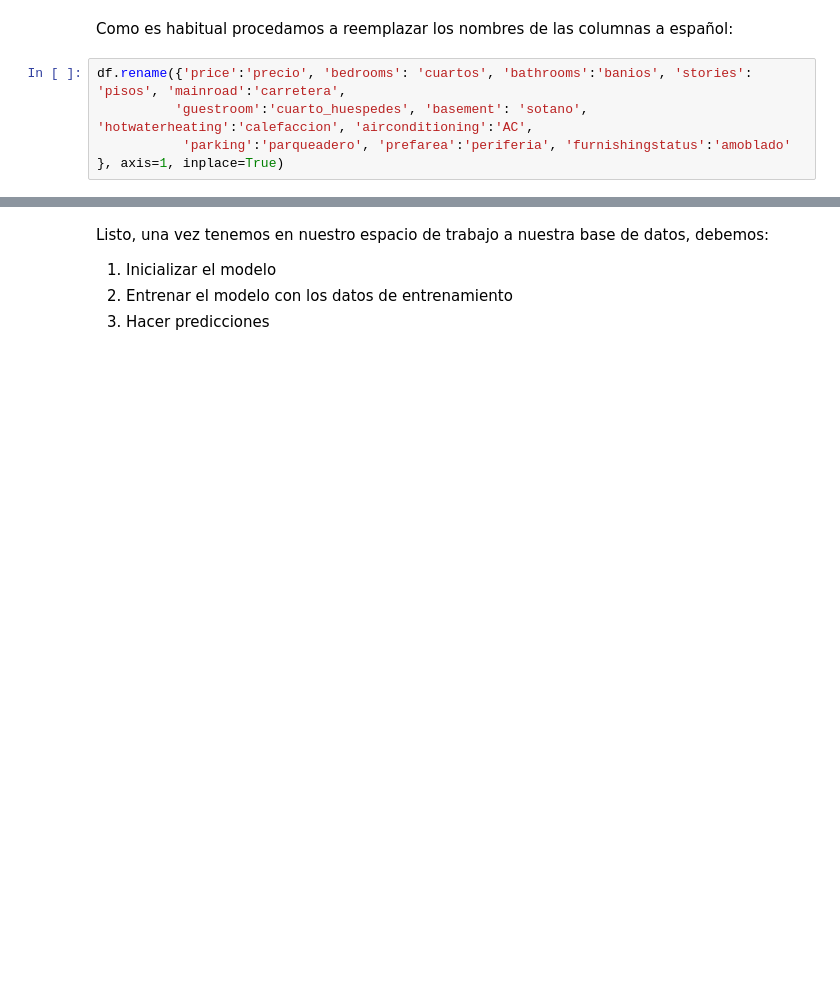
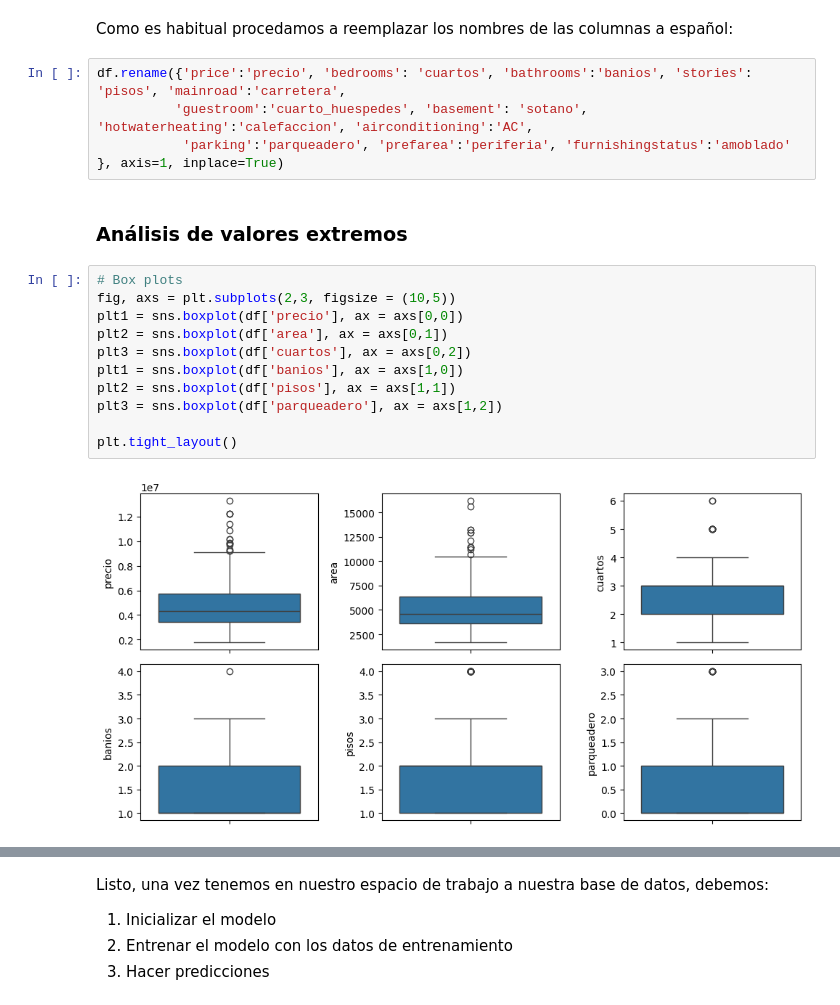
Before and after one commit to andreaescobar111/udla-aanlitica-pred-2024, a Jupyter notebook: S2_Regularizacion/1.Presesion/Unidad_No.2_Regularización_Optimización_Modelos.ipynb, the cells around one changed output, grey strips where cells are left out. Cells and saved outputs as stored; diff of their text form; blank space fills up the shorter version.

```diff
--- a/S2_Regularizacion/1.Presesion/Unidad_No.2_Regularización_Optimización_Modelos.ipynb
+++ b/S2_Regularizacion/1.Presesion/Unidad_No.2_Regularización_Optimización_Modelos.ipynb
@@ -126,3 +168,18 @@ Como es habitual procedamos a reemplazar los nombres de las columnas a español:
 df.rename({'price':'precio', 'bedrooms': 'cuartos', 'bathrooms':'banios', 'stories': 'pisos', 'mainroad':'carretera',
           'guestroom':'cuarto_huespedes', 'basement': 'sotano', 'hotwaterheating':'calefaccion', 'airconditioning':'AC',
            'parking':'parqueadero', 'prefarea':'periferia', 'furnishingstatus':'amoblado' }, axis=1, inplace=True)
+# %% [markdown]
+### Análisis de valores extremos
+# %%
+# Box plots
+fig, axs = plt.subplots(2,3, figsize = (10,5))
+plt1 = sns.boxplot(df['precio'], ax = axs[0,0])
+plt2 = sns.boxplot(df['area'], ax = axs[0,1])
+plt3 = sns.boxplot(df['cuartos'], ax = axs[0,2])
+plt1 = sns.boxplot(df['banios'], ax = axs[1,0])
+plt2 = sns.boxplot(df['pisos'], ax = axs[1,1])
+plt3 = sns.boxplot(df['parqueadero'], ax = axs[1,2])
+
+plt.tight_layout()
+# %% [output]
+[figure, added]
```
Also changed, not shown: parts of 50 cells of this notebook.
